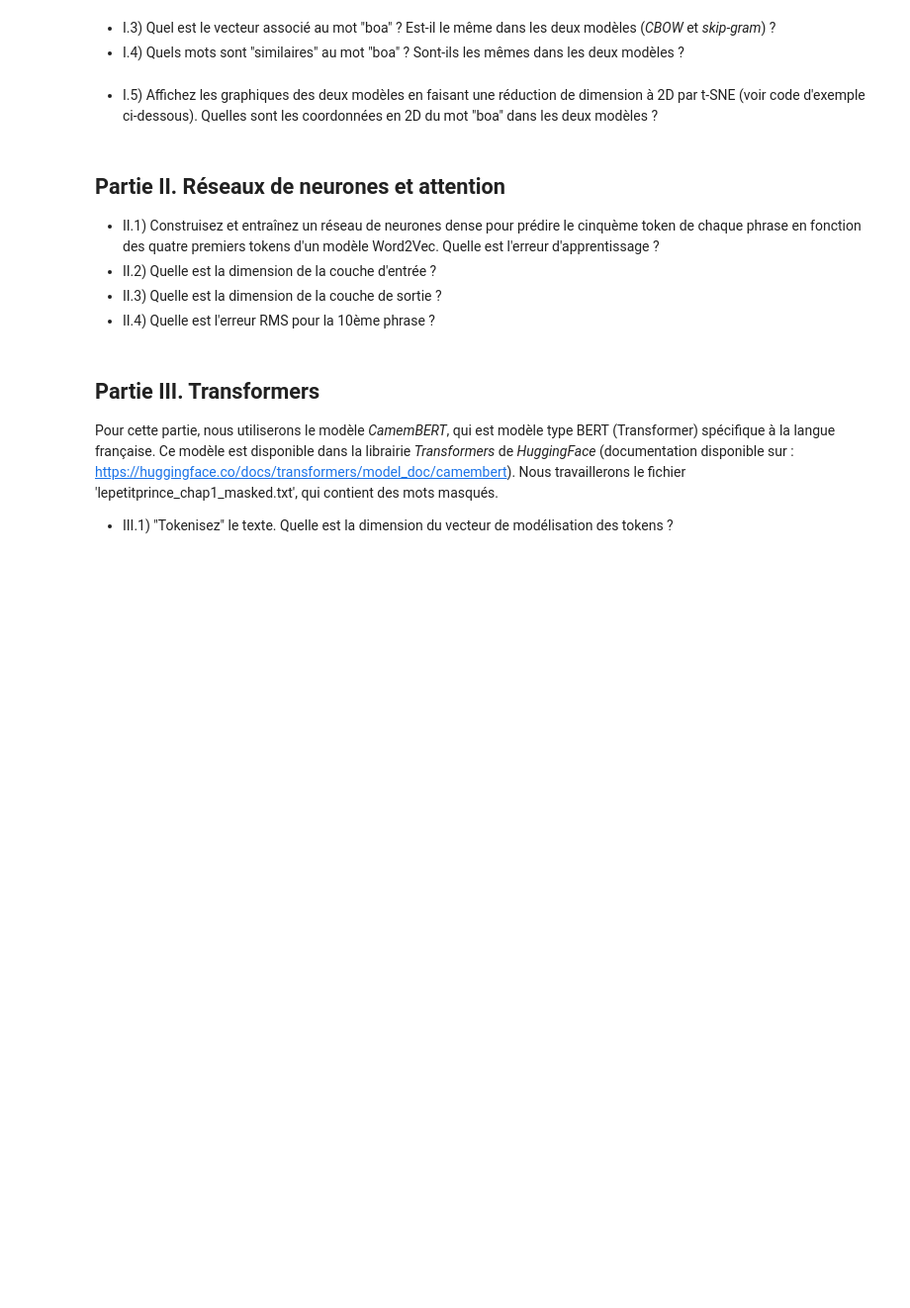
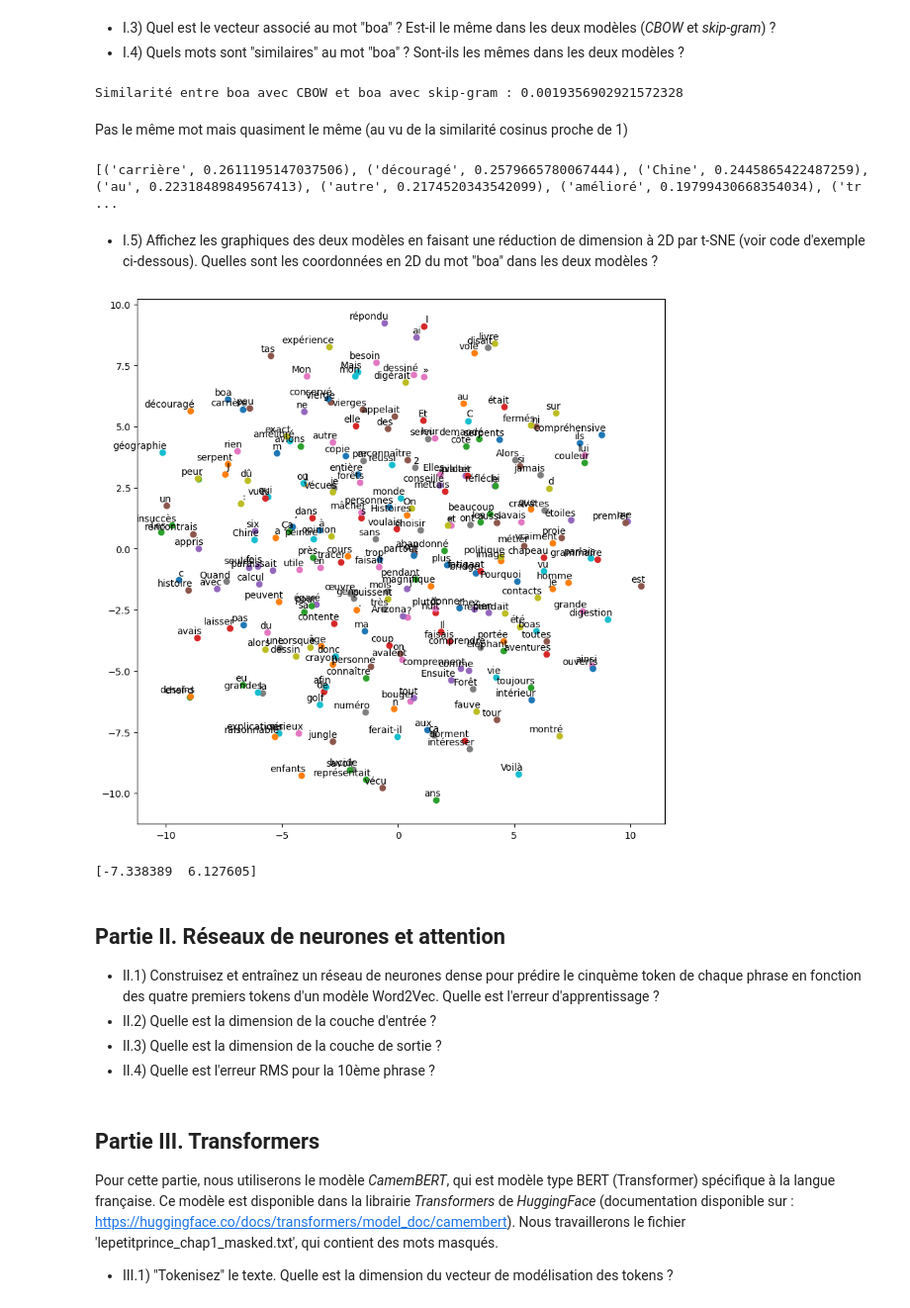
Before and after one commit to Skanx7/PRBI, a Jupyter notebook: tp4/PRB_TP_NLP.ipynb, the cells around one changed output. Shown at 99% size. Cells and saved outputs as stored; diff of their text form; code cells hidden in the pictures; blank space fills up the shorter version.

```diff
--- a/tp4/PRB_TP_NLP.ipynb
+++ b/tp4/PRB_TP_NLP.ipynb
@@ -6,7 +8,7 @@ Par Omar Galarraga et Sonia Garcia
 Dans ce travail pratique, nous constituerons un *pipeline* de traitement du langage naturel avec différents modèles pour analyser le chapitre I du roman "Le Petit Prince" d'Antoine de Saint-Exupéry
 # %%
 #Modifiez votre chemin d'accès si besoin
-with open('lepetitprince_chap1.txt') as f:
+with open('lepetitprince_chap1.txt', encoding='utf-8') as f:
     sentences = f.readlines()
 # %% [markdown]
 ## Partie I. *Word embeddings* ou la modélisation des mots
@@ -20,4 +22,8 @@ from gensim.models import Word2Vec
 import nltk
 nltk.download('punkt')
 
-#Ecrivez votre code ici
+from nltk.tokenize import word_tokenize
+tokenized_sentences = [word_tokenize(sentence) for sentence in sentences]
+
+w2v_cbow = Word2Vec(tokenized_sentences, vector_size=100, window=5, min_count=1, workers=4, sg=0)   #CBOW
+w2v_sg = Word2Vec(tokenized_sentences, vector_size=100, window=5, min_count=1, workers=4, sg=1)     #Skip-gram
@@ -25,31 +35,51 @@ nltk.download('punkt')
 * I.3) Quel est le vecteur associé au mot "boa" ? Est-il le même dans les deux modèles (*CBOW* et *skip-gram*) ?
 * I.4) Quels mots sont "similaires" au mot "boa" ? Sont-ils les mêmes dans les deux modèles ?
 # %%
-#Ecrivez votre code ici
+boa_cbow = w2v_cbow.wv['boa']
+boa_sg = w2v_sg.wv['boa']
+
+similarity = np.dot(boa_cbow, boa_sg) / (np.linalg.norm(boa_cbow) * np.linalg.norm(boa_sg))
+print(f"Similarité entre {'boa avec CBOW'} et {'boa avec skip-gram'} : {similarity}")
+# %% [output]
+Similarité entre boa avec CBOW et boa avec skip-gram : 0.0019356902921572328
+# %% [markdown]
+Pas le même mot mais quasiment le même (au vu de la similarité cosinus proche de 1)
+# %%
+similar_words_boa = w2v_cbow.wv.most_similar('boa')
+print(similar_words_boa)
+# %% [output]
+[('carrière', 0.2611195147037506), ('découragé', 0.2579665780067444), ('Chine', 0.2445865422487259), ('au', 0.22318489849567413), ('autre', 0.2174520343542099), ('amélioré', 0.19799430668354034), ('tr ...
 # %% [markdown]
 * I.5) Affichez les graphiques des deux modèles en faisant une réduction de dimension à 2D par t-SNE (voir code d'exemple ci-dessous). Quelles sont les coordonnées en 2D du mot "boa" dans les deux modèles ?
 # %%
 import matplotlib.pyplot as plt
 from sklearn.manifold import TSNE
 
 # Affectez le nom de votre modèle Word2Vec à la variable model_w2v ci-dessous
-model_w2v = #votre_model_w2v
+model_w2v = w2v_cbow
 
 # t-SNE pour réduire à 2 dimensions
 word_vectors = model_w2v.wv.vectors
 num_samples = len(word_vectors)
 tsne_perplexity = min(30, num_samples - 1)  # Perplexity must be less than the number of samples
 
 tsne = TSNE(n_components=2, perplexity=tsne_perplexity, random_state=0)
 word_vectors_2d = tsne.fit_transform(word_vectors)
 
 # Plot the vectors
 plt.figure(figsize=(10, 10))
 for i, word in enumerate(model_w2v.wv.index_to_key):
     plt.scatter(word_vectors_2d[i, 0], word_vectors_2d[i, 1])
     plt.annotate(word, xy=(word_vectors_2d[i, 0], word_vectors_2d[i, 1]), xytext=(5, 2),
                  textcoords='offset points', ha='right', va='bottom')
 plt.show()
+# %% [output]
+[figure, added]
+# %%
+boa_coord = word_vectors_2d[model_w2v.wv.key_to_index['boa']]
+print(boa_coord)
+# %% [output]
+[-7.338389  6.127605]
 # %% [markdown]
 ## Partie II. Réseaux de neurones et attention
 
```
Also changed, not shown: parts of 3 cells of this notebook.
